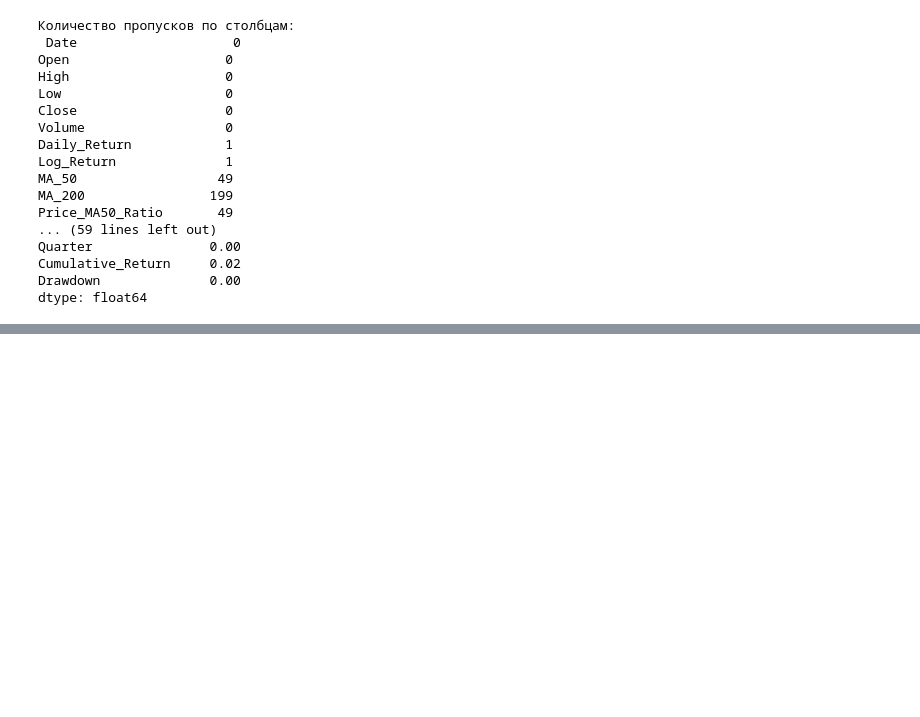
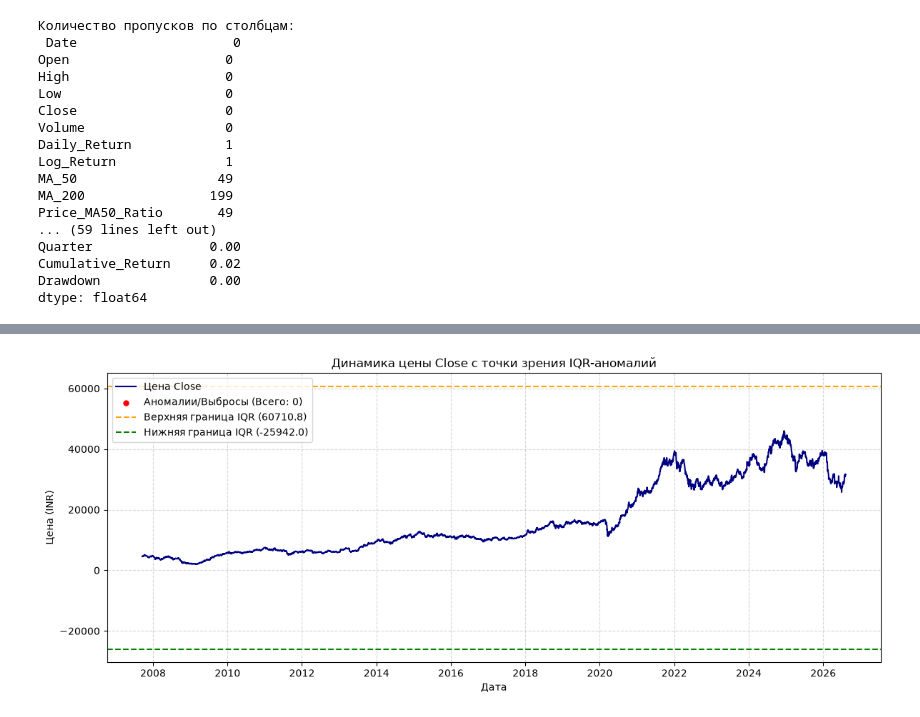
Before and after one commit to GhigherF/Labs67, a Jupyter notebook: AD/2/1.ipynb, the cells around one changed output, grey strips where cells are left out. Saved outputs shown, nothing was run; the diff lists cells and outputs as text; code cells hidden in the pictures; blank space fills up the shorter version.

```diff
--- a/AD/2/1.ipynb
+++ b/AD/2/1.ipynb
@@ -87,0 +246,62 @@ plt.show()
+# %%
+# 1. Загрузка данных
+df = pd.read_csv("NIFTY_IT.csv")
+df["Date"] = pd.to_datetime(df["Date"])
+
+# Выбираем основные ценовые столбцы
+price_cols = ["Open", "High", "Low", "Close"]
+
+
+# ---------------------------------------------------------
+# График 2: Динамика цены Close с подсветкой аномалий (IQR)
+# ---------------------------------------------------------
+# Считаем выбросы по Межквартильному размаху (IQR) для цены закрытия
+Q1 = df["Close"].quantile(0.25)
+Q3 = df["Close"].quantile(0.75)
+IQR = Q3 - Q1
+
+lower_bound = Q1 - 1.5 * IQR
+upper_bound = Q3 + 1.5 * IQR
+
+# Фильтр аномальных цен
+outliers_close = df[(df["Close"] < lower_bound) | (df["Close"] > upper_bound)]
+
+plt.figure(figsize=(12, 5))
+# Линия цены закрытия
+plt.plot(
+    df["Date"], df["Close"], label="Цена Close", color="navy", linewidth=1.5
+)
+
+# Точки выбросов
+plt.scatter(
+    outliers_close["Date"],
+    outliers_close["Close"],
+    color="red",
+    s=25,
+    label=f"Аномалии/Выбросы (Всего: {len(outliers_close)})",
+    zorder=5,
+)
+
+# Линии границ IQR
+plt.axhline(
+    upper_bound,
+    color="orange",
+    linestyle="--",
+    label=f"Верхняя граница IQR ({upper_bound:.1f})",
+)
+plt.axhline(
+    lower_bound,
+    color="green",
+    linestyle="--",
+    label=f"Нижняя граница IQR ({lower_bound:.1f})",
+)
+
+plt.title("Динамика цены Close с точки зрения IQR-аномалий", fontsize=12)
+plt.xlabel("Дата")
+plt.ylabel("Цена (INR)")
+plt.legend()
+plt.grid(True, linestyle="--", alpha=0.5)
+plt.tight_layout()
+plt.show()
+# %% [output]
+[figure, added]
```
Also changed, not shown: parts of 7 cells of this notebook, 59 other files.
